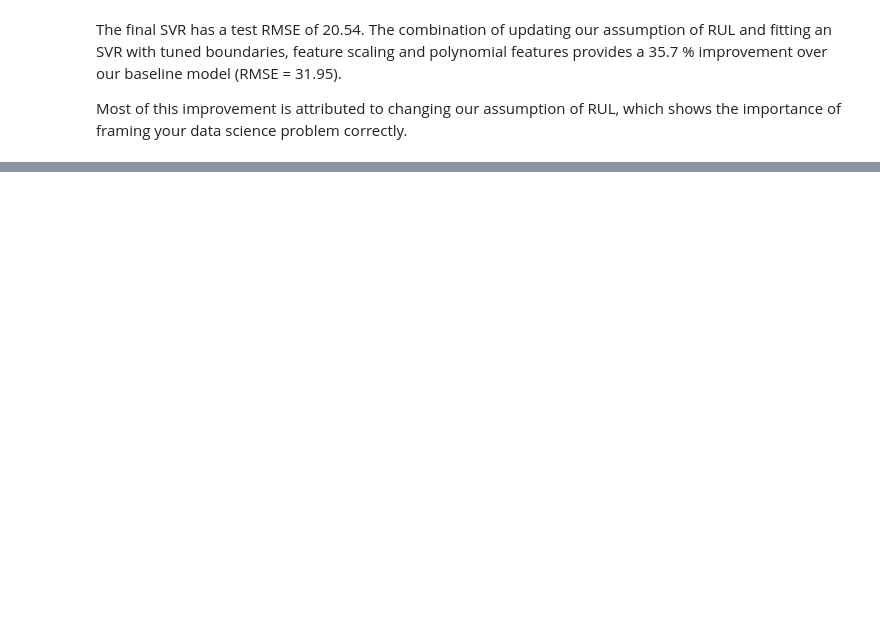
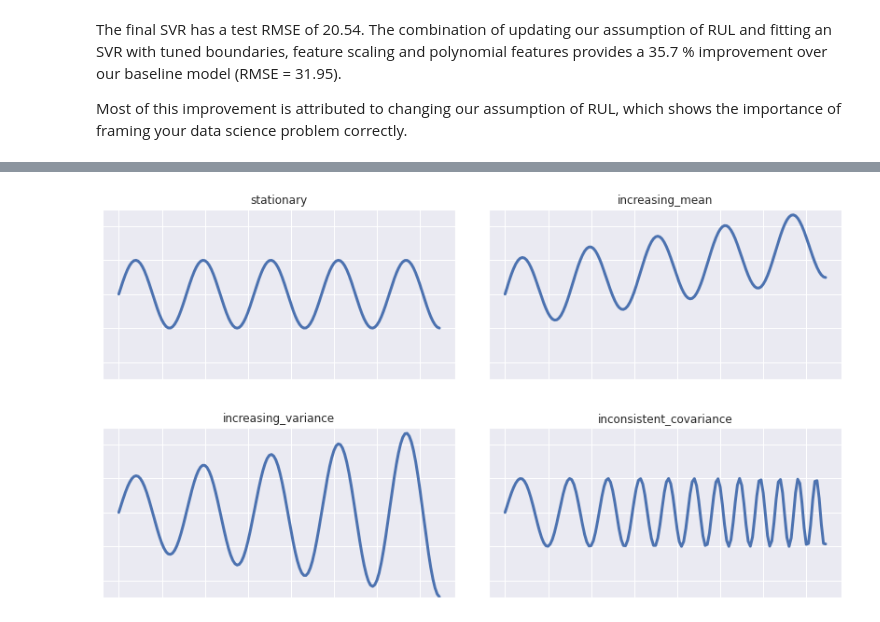
Before and after one commit to omkar-salunke/Physics_informed_neural_network, a Jupyter notebook: RUL_turbofan.ipynb, the cells around one changed output, grey strips where cells are left out. Cells and saved outputs as stored; diff of their text form; code cells hidden in the pictures; blank space fills up the shorter version.

```diff
--- a/RUL_turbofan.ipynb
+++ b/RUL_turbofan.ipynb
@@ -584,0 +812,28 @@ Most of this improvement is attributed to changing our assumption of RUL, which
+# %%
+# stationarity graphs
+t = np.arange(0,150)
+factor = 0.2
+stationary = np.sin(factor*t)
+increasing_mean = np.sin(factor*t) + t/100
+increasing_variance = np.sin(factor*t) * (1 + t/100)
+inconsistent_covariance = np.sin((factor + t/500) * t)
+
+plotlist = [stationary, increasing_mean, increasing_variance, inconsistent_covariance]
+plotnames = ['stationary', 'increasing_mean', 'increasing_variance', 'inconsistent_covariance']  # not very elegant but gets the job done
+
+plt.subplots(2, 2, figsize=(12,7))  # initiate subplot figure
+ylim = 2.5
+
+for i in range(len(plotlist)):
+
+    plt.subplot(2, 2, i+1)  # define which subplot to fill, range starts at 0 so increment with 1
+    plt.plot(t, plotlist[i], linewidth=3)
+    plt.ylim(-ylim, ylim)
+    plt.tick_params(which='both', bottom=False, labelbottom=False, left=False, labelleft=False)  # remove axis ticks and labels
+    plt.title(str(plotnames[i]))
+
+plt.tight_layout(pad=3)  # specify layout and whitespace padding between graphs
+plt.show()
+# plt.close()
+# %% [output]
+[figure, added]
```
Also changed, not shown: parts of 107 cells of this notebook.
